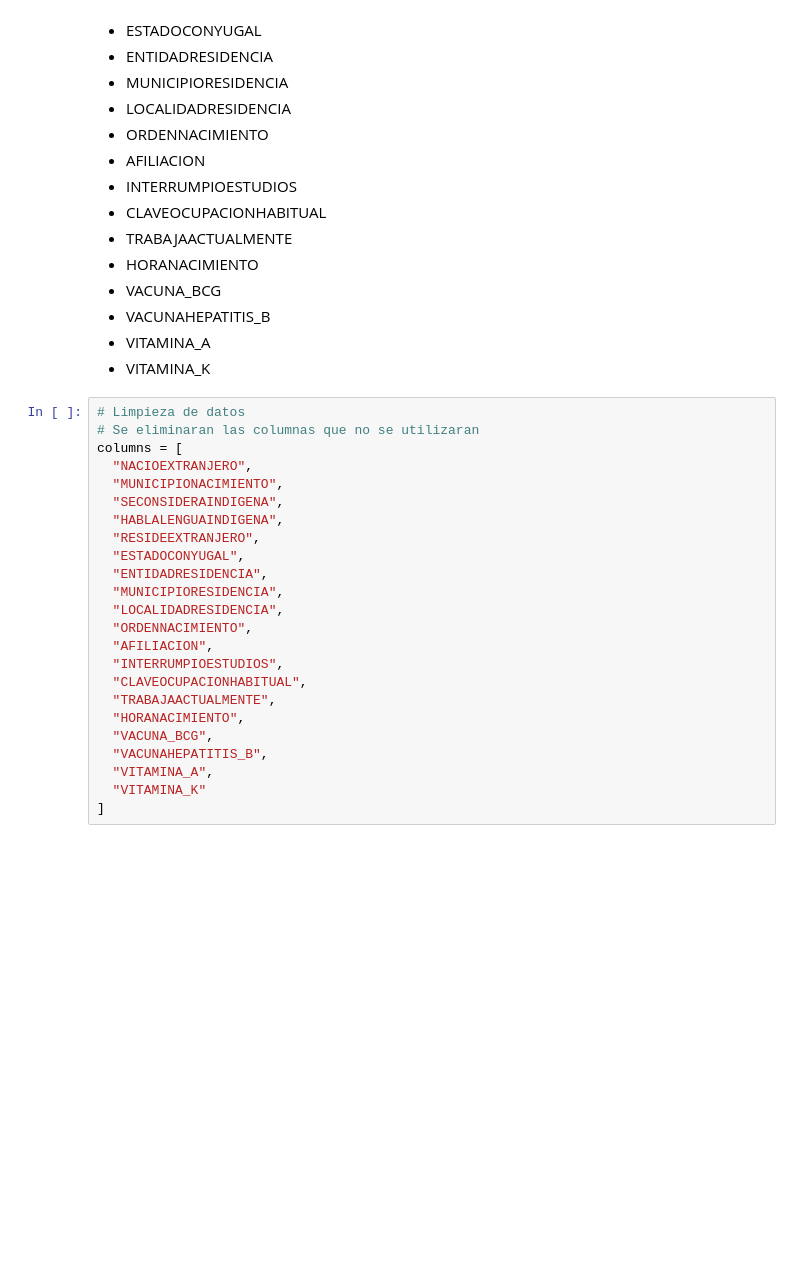
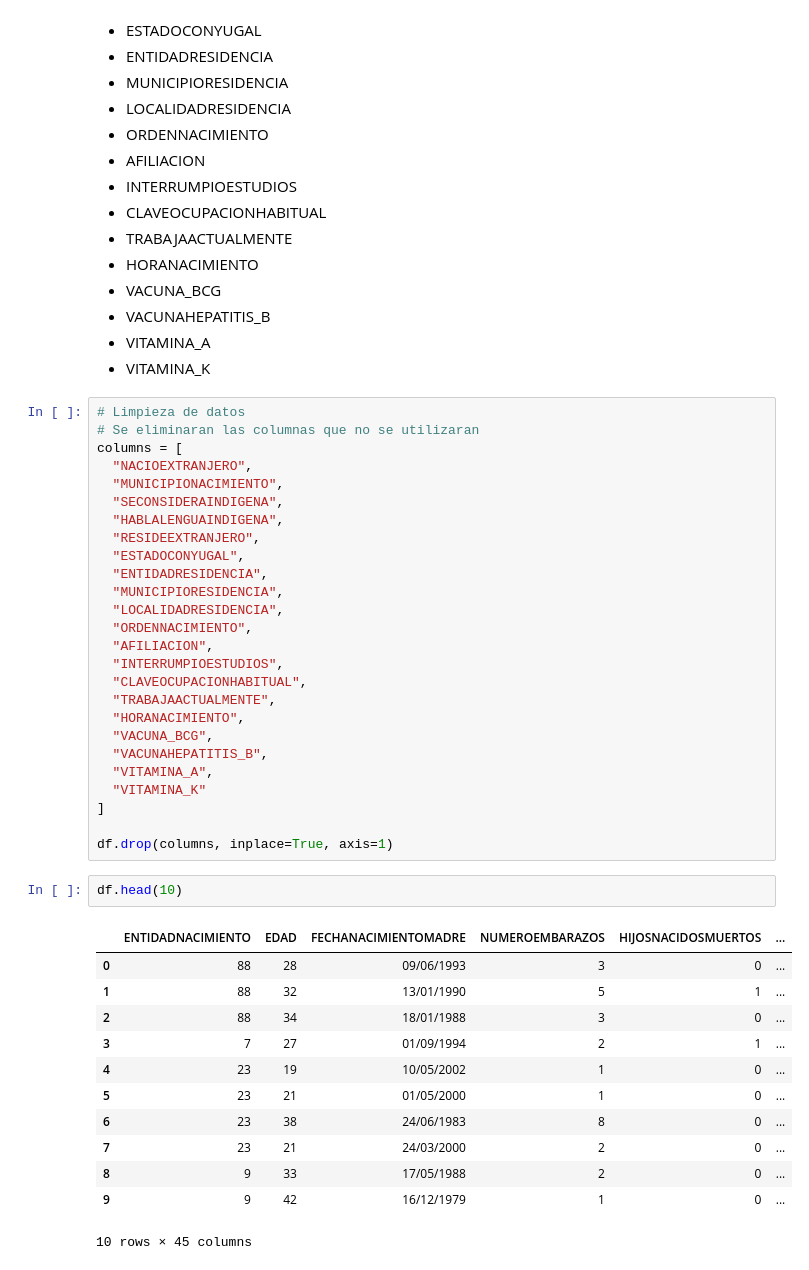
Before and after one commit to tlacloc/analisis-defunciones-nacimientos-2022, a Jupyter notebook: nacimientos.ipynb, the cells around one changed output. Drawn from its saved outputs; the diff is of its cells as text; blank space fills up the shorter version.

Commit message:
removiendo las columnas que no se van a utilizar del dataframe

```diff
--- a/nacimientos.ipynb
+++ b/nacimientos.ipynb
@@ -119,3 +119,20 @@ columns = [
   "VITAMINA_A",
   "VITAMINA_K"
 ]
+
+df.drop(columns, inplace=True, axis=1)
+# %%
+df.head(10)
+# %% [output]
+|  | ENTIDADNACIMIENTO | EDAD | FECHANACIMIENTOMADRE | NUMEROEMBARAZOS | HIJOSNACIDOSMUERTOS | ... |
+| 0 | 88 | 28 | 09/06/1993 | 3 | 0 | ... |
+| 1 | 88 | 32 | 13/01/1990 | 5 | 1 | ... |
+| 2 | 88 | 34 | 18/01/1988 | 3 | 0 | ... |
+| 3 | 7 | 27 | 01/09/1994 | 2 | 1 | ... |
+| 4 | 23 | 19 | 10/05/2002 | 1 | 0 | ... |
+| 5 | 23 | 21 | 01/05/2000 | 1 | 0 | ... |
+| 6 | 23 | 38 | 24/06/1983 | 8 | 0 | ... |
+| 7 | 23 | 21 | 24/03/2000 | 2 | 0 | ... |
+| 8 | 9 | 33 | 17/05/1988 | 2 | 0 | ... |
+| 9 | 9 | 42 | 16/12/1979 | 1 | 0 | ... |
+10 rows × 45 columns
```
